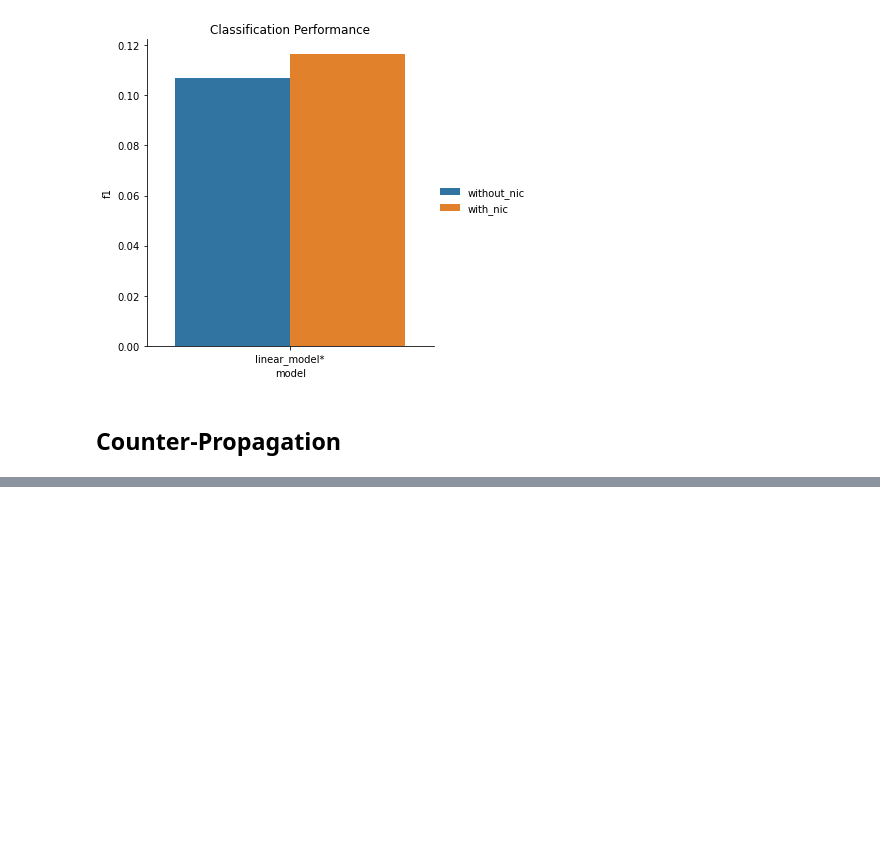
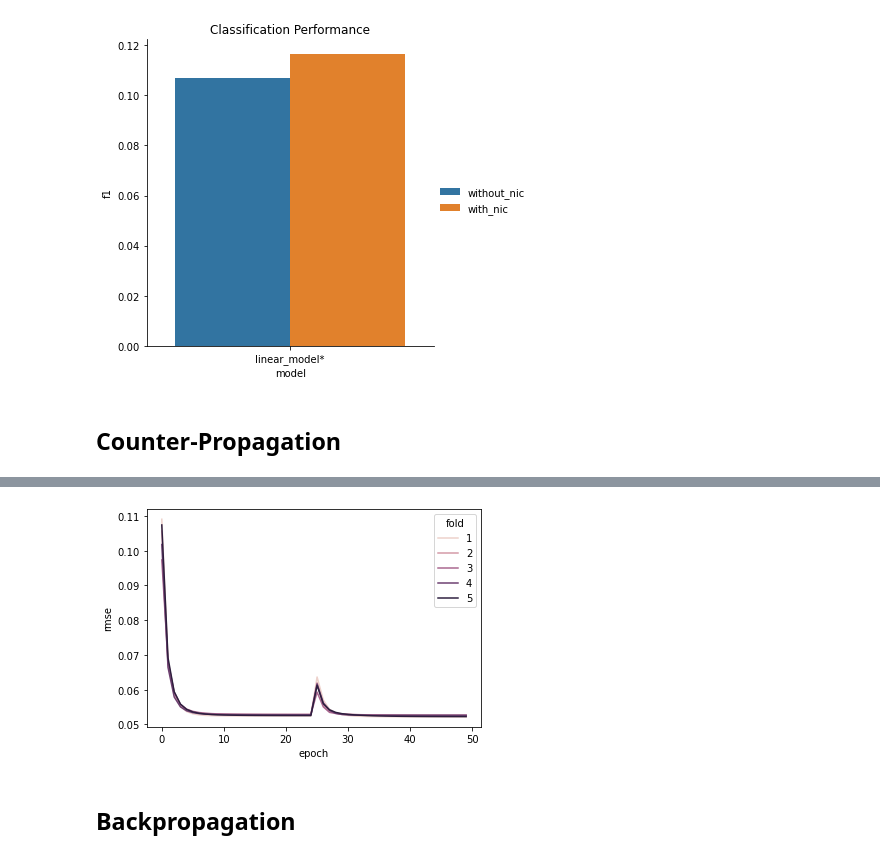
Before and after one commit to ajbarrows/tcors_ub, a Jupyter notebook: src/notebooks/tcors_analysis.ipynb, the cells around one changed output, grey strips where cells are left out. Saved outputs shown, nothing was run; the diff lists cells and outputs as text; code cells hidden in the pictures; blank space fills up the shorter version.

```diff
--- a/src/notebooks/tcors_analysis.ipynb
+++ b/src/notebooks/tcors_analysis.ipynb
@@ -208,0 +318,5 @@ plt.show()
+# %%
+rmse_cv(rmse, title="Cross-Validated Training: Random Initialization")
+plt.savefig("../../reports/figures/counterprop_cv_random.png", dpi = 300)
+# %% [output]
+[figure, added]
@@ -208,0 +337,2 @@ plt.show()
+# %% [markdown]
+## Backpropagation
```
Also changed, not shown: parts of 19 cells of this notebook, 6 other files.
